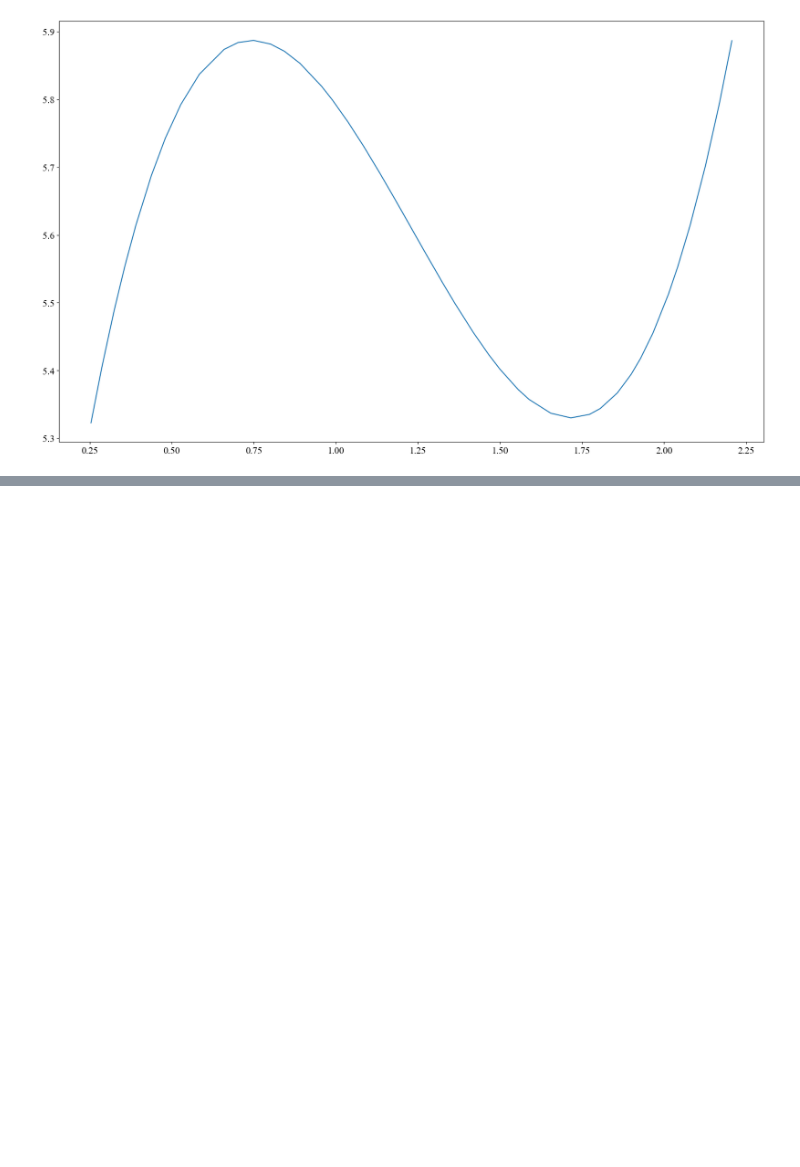
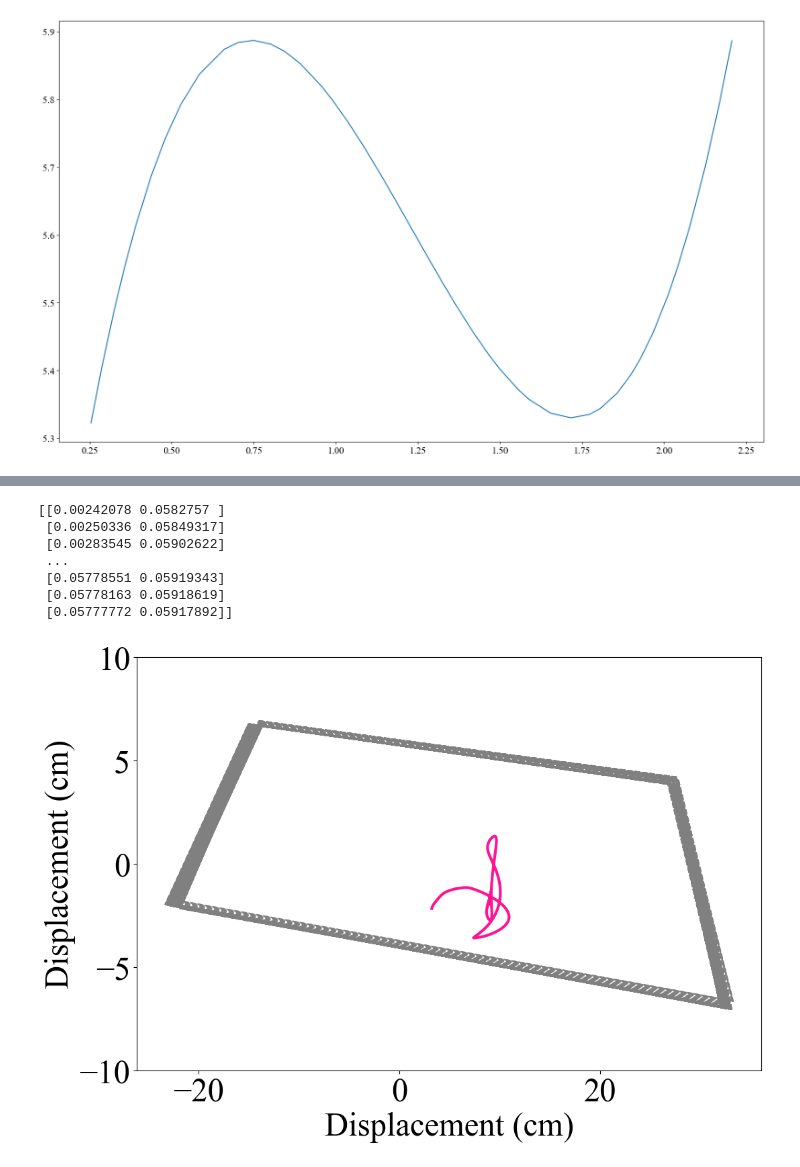
Before and after one commit to cherylwang20/MyoLeg_Sarcopenia, a Jupyter notebook: plotting_results.ipynb, the cells around one changed output, grey strips where cells are left out. Saved outputs shown, nothing was run; the diff lists cells and outputs as text; code cells hidden in the pictures; blank space fills up the shorter version.

```diff
--- a/plotting_results.ipynb
+++ b/plotting_results.ipynb
@@ -375,3 +369,34 @@ def convexhull(p):
+# %%
+fig, axes = plt.subplots(ncols=1, nrows=1, figsize = (12, 8))
+
+bos_mean = []
+com_traj = []
+for m in stand:
+    bos_mean.append(m['bodyInfo']['bos'][100:])#[-1]#.reshape(2, 4).T
+    #print(bos_final)
+    com_traj.append(m["bodyInfo"]["com"])
+bos_final = np.mean(bos_mean, axis = 0)
+com_final = np.mean(com_traj, axis = 0)
+
+print(com_final)
+for i in range(900):
+    bos = bos_final[i].reshape(2, 5)
+    #print(bos)
+    plt.plot(bos[0]*100+ 3, bos[1]*100 - 8, alpha = 0.3, linestyle = 'dashed', color = 'grey')
+plt.plot(com_final[:,0]*100+3, com_final[:,1]*100 - 8, linewidth = 3, color = 'deeppink')
+plt.ylabel('Displacement (cm)')
+plt.xlabel('Displacement (cm)')
+plt.ylim([-10, 10])
+plt.show()
+# %% [output]
+[[0.00242078 0.0582757 ]
+ [0.00250336 0.05849317]
+ [0.00283545 0.05902622]
+ ...
+ [0.05778551 0.05919343]
+ [0.05778163 0.05918619]
+ [0.05777772 0.05917892]]
+[figure, added]
 # %%
 ### now we try to understand what is the relationship between COM and the BoS.
 
```
Also changed, not shown: parts of 7 cells of this notebook, 21 other files.
